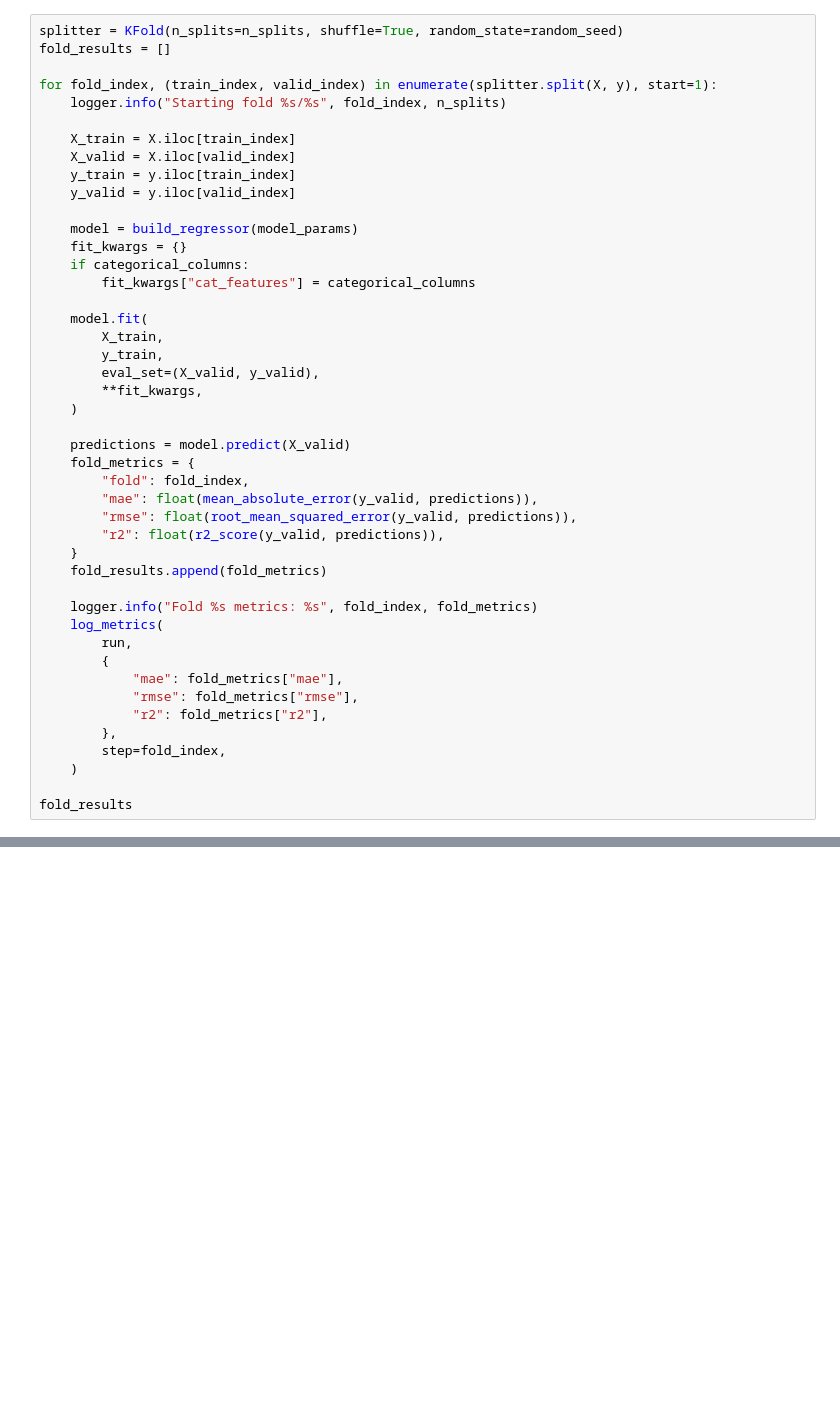
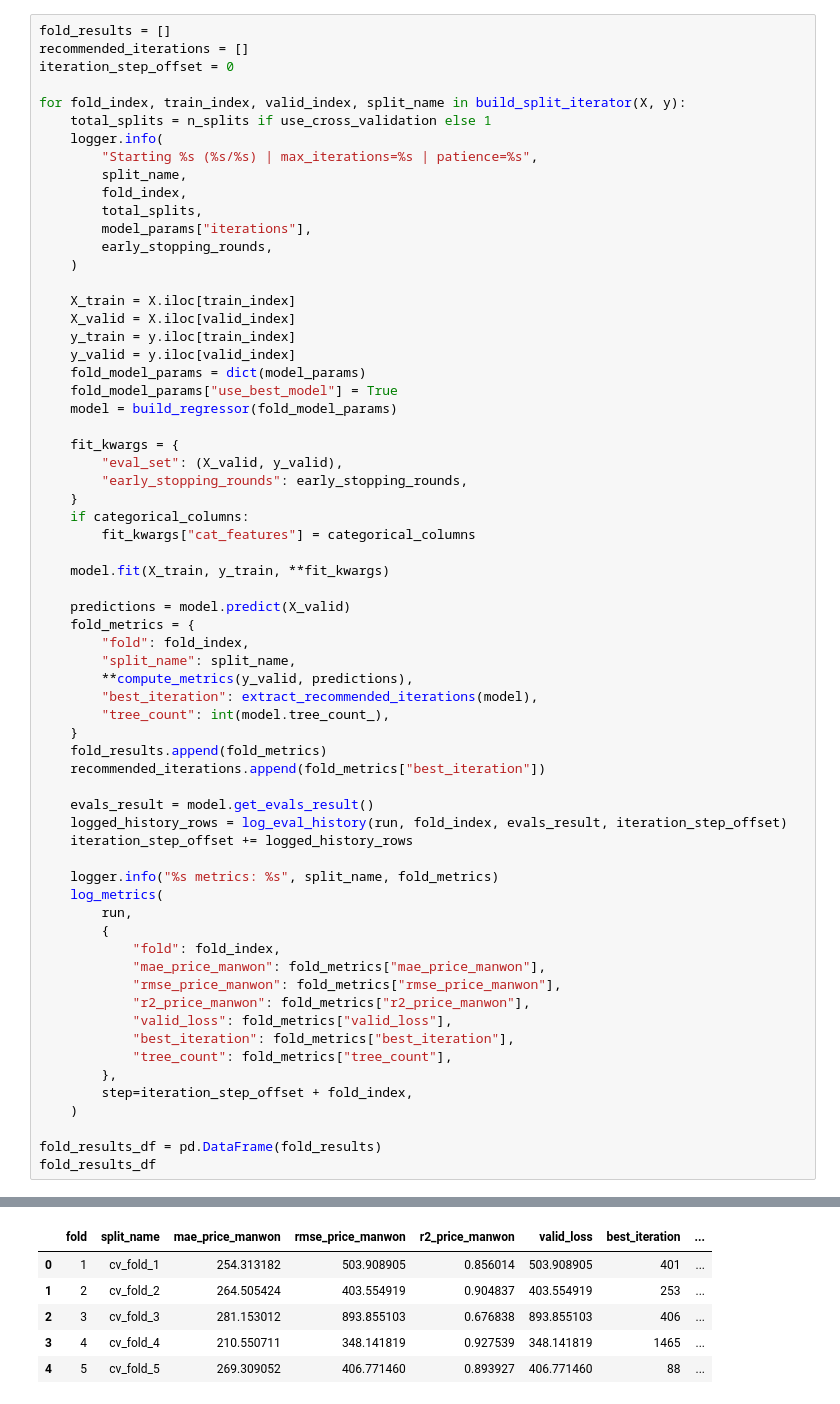
Before and after one commit to SKNETWORKS-FAMILY-AICAMP/SKN28-1st-4team, a Jupyter notebook: predict_engine_research/src/main.ipynb, the cells around one changed output, grey strips where cells are left out. Saved outputs shown, nothing was run; the diff lists cells and outputs as text; blank space fills up the shorter version.

Commit message:
Update predict engine research workflow

```diff
--- a/predict_engine_research/src/main.ipynb
+++ b/predict_engine_research/src/main.ipynb
@@ -85,45 +318,66 @@ run
 # %%
-splitter = KFold(n_splits=n_splits, shuffle=True, random_state=random_seed)
 fold_results = []
+recommended_iterations = []
+iteration_step_offset = 0
 
-for fold_index, (train_index, valid_index) in enumerate(splitter.split(X, y), start=1):
-    logger.info("Starting fold %s/%s", fold_index, n_splits)
+for fold_index, train_index, valid_index, split_name in build_split_iterator(X, y):
+    total_splits = n_splits if use_cross_validation else 1
+    logger.info(
+        "Starting %s (%s/%s) | max_iterations=%s | patience=%s",
+        split_name,
+        fold_index,
+        total_splits,
+        model_params["iterations"],
+        early_stopping_rounds,
+    )
 
     X_train = X.iloc[train_index]
     X_valid = X.iloc[valid_index]
     y_train = y.iloc[train_index]
     y_valid = y.iloc[valid_index]
+    fold_model_params = dict(model_params)
+    fold_model_params["use_best_model"] = True
+    model = build_regressor(fold_model_params)
 
-    model = build_regressor(model_params)
-    fit_kwargs = {}
+    fit_kwargs = {
+        "eval_set": (X_valid, y_valid),
+        "early_stopping_rounds": early_stopping_rounds,
+    }
     if categorical_columns:
         fit_kwargs["cat_features"] = categorical_columns
 
-    model.fit(
-        X_train,
-        y_train,
-        eval_set=(X_valid, y_valid),
-        **fit_kwargs,
-    )
+    model.fit(X_train, y_train, **fit_kwargs)
 
     predictions = model.predict(X_valid)
     fold_metrics = {
         "fold": fold_index,
-        "mae": float(mean_absolute_error(y_valid, predictions)),
-        "rmse": float(root_mean_squared_error(y_valid, predictions)),
-        "r2": float(r2_score(y_valid, predictions)),
+        "split_name": split_name,
+        **compute_metrics(y_valid, predictions),
+        "best_iteration": extract_recommended_iterations(model),
+        "tree_count": int(model.tree_count_),
     }
     fold_results.append(fold_metrics)
+    recommended_iterations.append(fold_metrics["best_iteration"])
 
-    logger.info("Fold %s metrics: %s", fold_index, fold_metrics)
+    evals_result = model.get_evals_result()
+    logged_history_rows = log_eval_history(run, fold_index, evals_result, iteration_step_offset)
+    iteration_step_offset += logged_history_rows
+
+    logger.info("%s metrics: %s", split_name, fold_metrics)
     log_metrics(
         run,
         {
-            "mae": fold_metrics["mae"],
-            "rmse": fold_metrics["rmse"],
-            "r2": fold_metrics["r2"],
+            "fold": fold_index,
+            "mae_price_manwon": fold_metrics["mae_price_manwon"],
+            "rmse_price_manwon": fold_metrics["rmse_price_manwon"],
+            "r2_price_manwon": fold_metrics["r2_price_manwon"],
+            "valid_loss": fold_metrics["valid_loss"],
+            "best_iteration": fold_metrics["best_iteration"],
+            "tree_count": fold_metrics["tree_count"],
         },
-        step=fold_index,
+        step=iteration_step_offset + fold_index,
     )
 
-fold_results
+fold_results_df = pd.DataFrame(fold_results)
+fold_results_df
+# %% [output]
@@ -129,0 +497,6 @@ fold_results
+|  | fold | split_name | mae_price_manwon | rmse_price_manwon | r2_price_manwon | valid_loss | best_iteration | ... |
+| 0 | 1 | cv_fold_1 | 254.313182 | 503.908905 | 0.856014 | 503.908905 | 401 | ... |
+| 1 | 2 | cv_fold_2 | 264.505424 | 403.554919 | 0.904837 | 403.554919 | 253 | ... |
+| 2 | 3 | cv_fold_3 | 281.153012 | 893.855103 | 0.676838 | 893.855103 | 406 | ... |
+| 3 | 4 | cv_fold_4 | 210.550711 | 348.141819 | 0.927539 | 348.141819 | 1465 | ... |
+| 4 | 5 | cv_fold_5 | 269.309052 | 406.771460 | 0.893927 | 406.771460 | 88 | ... |
```
Also changed, not shown: parts of 14 cells of this notebook, 15 other files.
